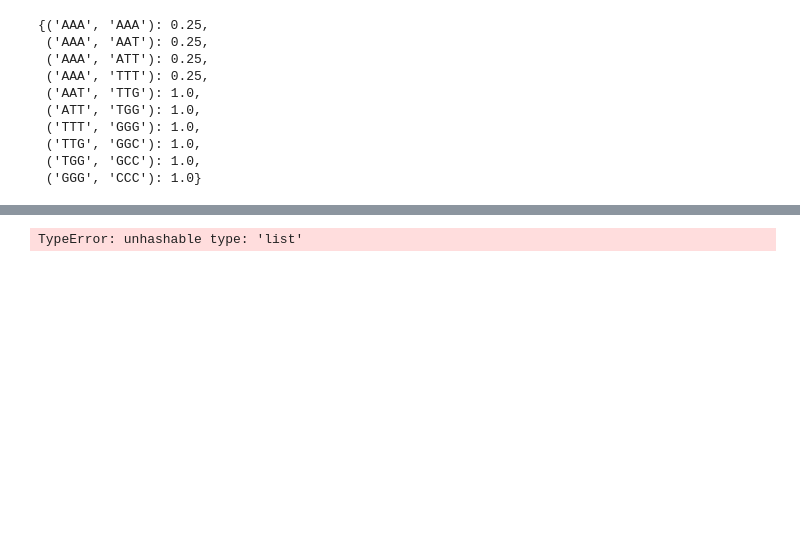
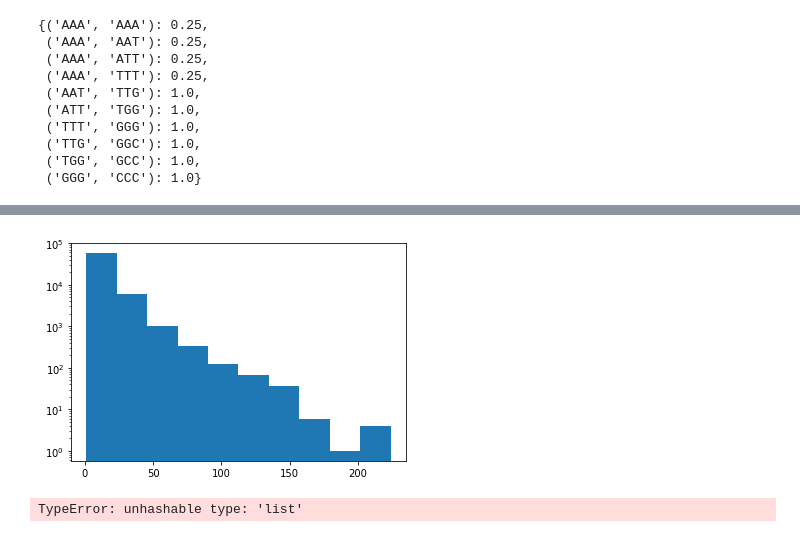
Before and after one commit to erinhwilson/regulatory-dna-perplexity, a Jupyter notebook: promoter_perplexity.ipynb, the cells around one changed output, grey strips where cells are left out. Drawn from its saved outputs; the diff is of its cells as text; code cells hidden in the pictures; blank space fills up the shorter version.

```diff
--- a/promoter_perplexity.ipynb
+++ b/promoter_perplexity.ipynb
@@ -613,11 +613,15 @@ def make_kmer_ngrams(corpus,k,n):
     denom_gram_lookup = {}
     freq_gram_lookup = {}
 
+    all_grams = [] # collect all possible n grams of mer size k
+
     # for every promoter sequence
     for _,prom_seq in corpus:
-        all_grams = [] # collect all possible n grams of mer size k
         # loop through the end of the sequence (minus the distance of the last full gram)
-        for i,nuc in enumerate(prom_seq[:-((k*n)-1)]):
+        stop_coord = -((k*n)-1)
+        if stop_coord == 0:
+            stop_coord = -1
+        for i,nuc in enumerate(prom_seq[:stop_coord]):
             grams = [] # collect the n-gram (aka bi or trigram)
             for step in range(n):
                 # i is the current loc in the seq
@@ -671,8 +675,6 @@ def make_kmer_ngrams(corpus,k,n):
 
         ngram = list2key(ngram)
         denom_gram = list2key(denom_gram)
-        print(denom_gram)
-
 
         numer = numer_gram_lookup[ngram]
         denom = len(all_grams) if not denom_gram else denom_gram_lookup[denom_gram]
@@ -683,6 +685,6 @@ def make_kmer_ngrams(corpus,k,n):
     return all_grams, numer_gram_lookup, denom_gram_lookup, freq_gram_lookup
 
 
-a,n,d,f = make_kmer_ngrams([('dummy',"AAAAAATTTGGGCCC")], 3, 2)
+a,n,d,f = make_kmer_ngrams([('dummy',"AAAAAATTTGGGCCC")], 3, 3)
 a
 # %% [output]
@@ -737,3 +854,12 @@ h[0][:2-1]
+# %%
+a_n,n_n,d_n,f_n = make_kmer_ngrams(operon_p_set_5G, 4, 2)
+# %%
+h = [n_n[x] for x in n_n]
+plt.hist(h)
+plt.yscale('log')
+plt.show()
+# %% [output]
+[figure, added]
 # %%
 a = {['x','y']: 1}
 # %% [output]
```
Also changed, not shown: parts of 11 cells of this notebook.
